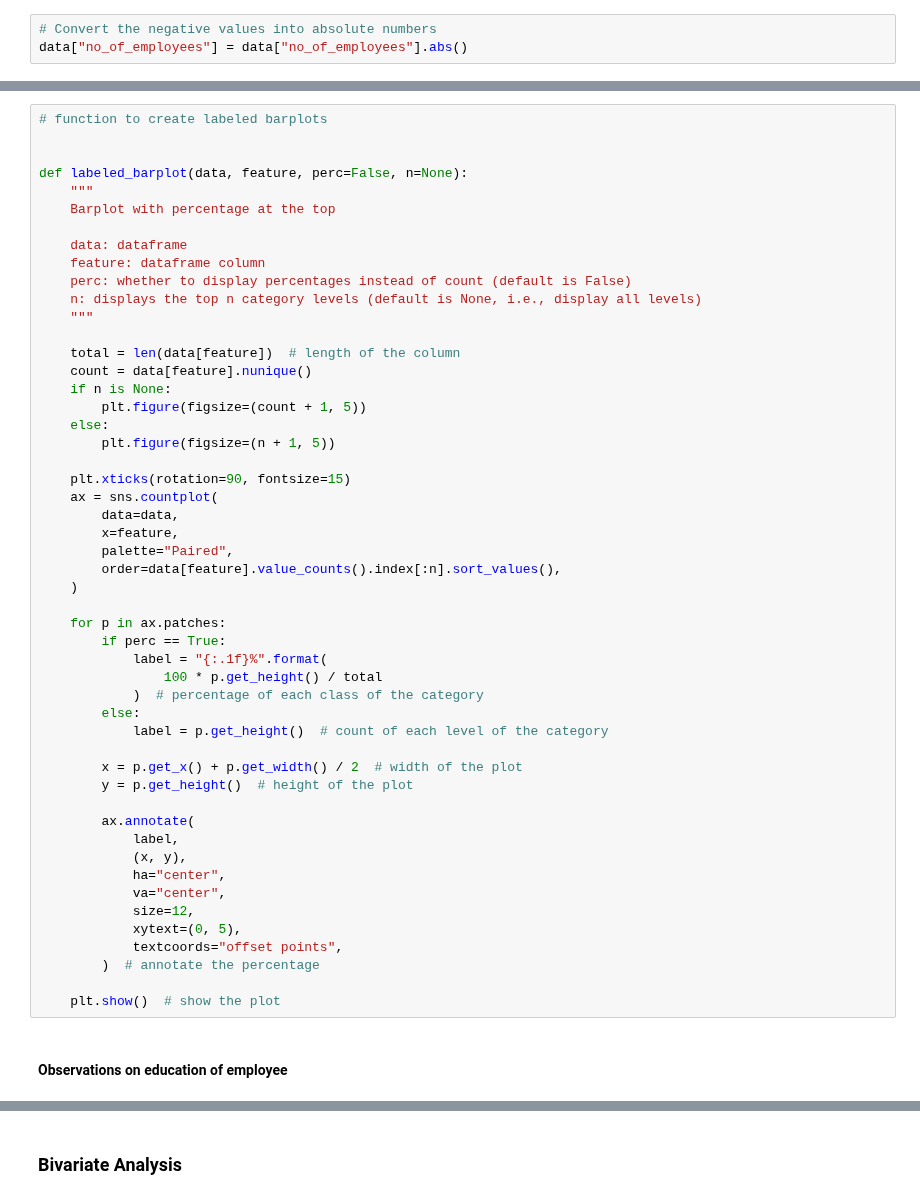
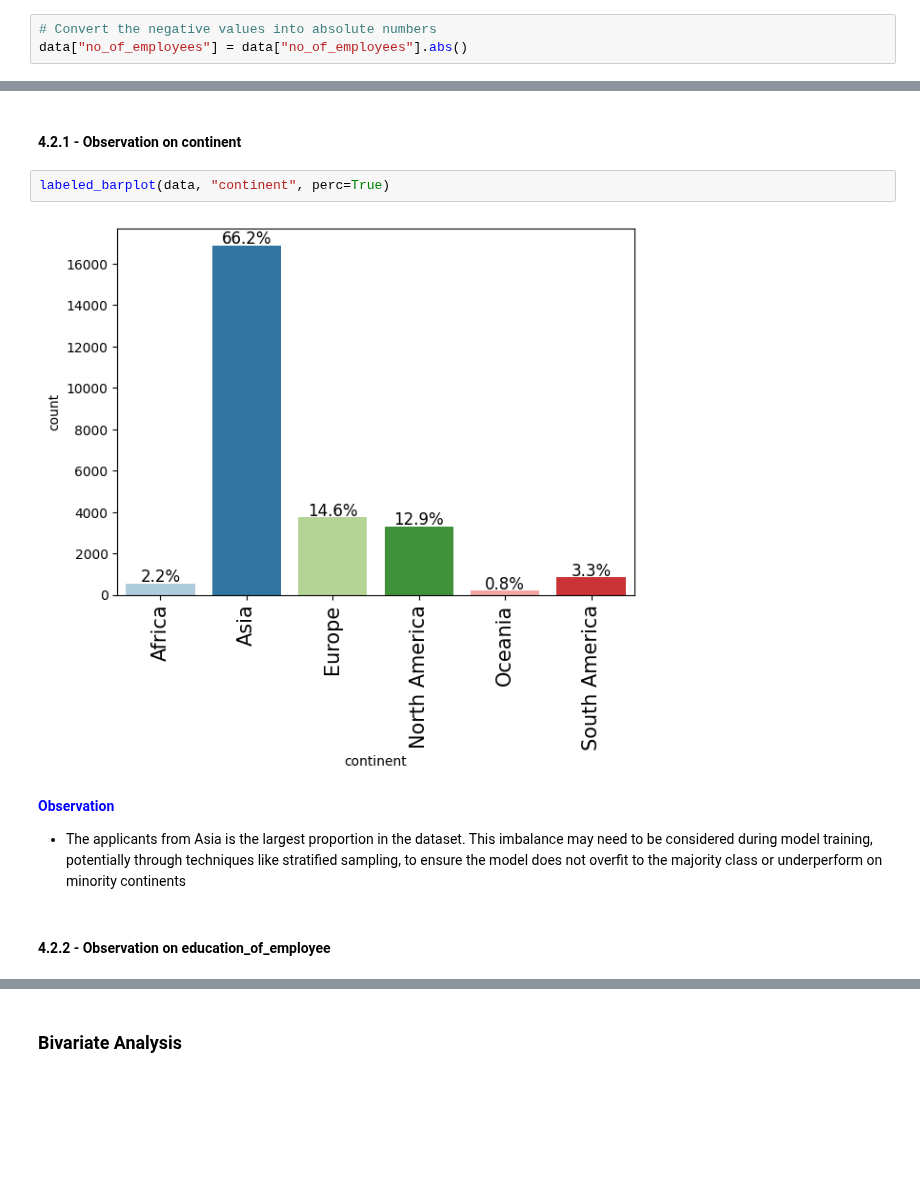
Before and after one commit to RashmiJK/PGP-AIML-EasyVisa-AML, a Jupyter notebook: easyvisa_modeling.ipynb, the cells around one changed output, grey strips where cells are left out. Drawn from its saved outputs; the diff is of its cells as text; blank space fills up the shorter version.

```diff
--- a/easyvisa_modeling.ipynb
+++ b/easyvisa_modeling.ipynb
@@ -310,55 +369,15 @@ def histogram_boxplot(data, feature, figsize=(15, 10), kde=False, bins=None):
-# %%
-# function to create labeled barplots
-
-
-def labeled_barplot(data, feature, perc=False, n=None):
-    """
-    Barplot with percentage at the top
-
-    data: dataframe
-    feature: dataframe column
-    perc: whether to display percentages instead of count (default is False)
-    n: displays the top n category levels (default is None, i.e., display all levels)
-    """
-
-    total = len(data[feature])  # length of the column
-    count = data[feature].nunique()
-    if n is None:
-        plt.figure(figsize=(count + 1, 5))
-    else:
-        plt.figure(figsize=(n + 1, 5))
-
-    plt.xticks(rotation=90, fontsize=15)
-    ax = sns.countplot(
-        data=data,
-        x=feature,
-        palette="Paired",
-        order=data[feature].value_counts().index[:n].sort_values(),
-    )
-
-    for p in ax.patches:
-        if perc == True:
-            label = "{:.1f}%".format(
-                100 * p.get_height() / total
-            )  # percentage of each class of the category
-        else:
-            label = p.get_height()  # count of each level of the category
-
-        x = p.get_x() + p.get_width() / 2  # width of the plot
-        y = p.get_height()  # height of the plot
-
-        ax.annotate(
-            label,
-            (x, y),
-            ha="center",
-            va="center",
-            size=12,
-            xytext=(0, 5),
-            textcoords="offset points",
-        )  # annotate the percentage
-
-    plt.show()  # show the plot
+# %% [markdown]
+#### 4.2.1 - Observation on continent
+# %%
+labeled_barplot(data, "continent", perc=True)
+# %% [output]
+[figure, added]
+# %% [markdown]
+<span style="color: blue;">**Observation**</span>
+<span style="color: blue;">
+* The applicants from Asia is the largest proportion in the dataset. This imbalance may need to be considered during model training, potentially through techniques like stratified sampling, to ensure the model does not overfit to the majority class or underperform on minority continents
+</span>
 # %% [markdown]
-#### Observations on education of employee
+#### 4.2.2 - Observation on education_of_employee
 # %%
 labeled_barplot(data, "education_of_employee", perc=True)
```
Also changed, not shown: parts of 32 cells of this notebook.
